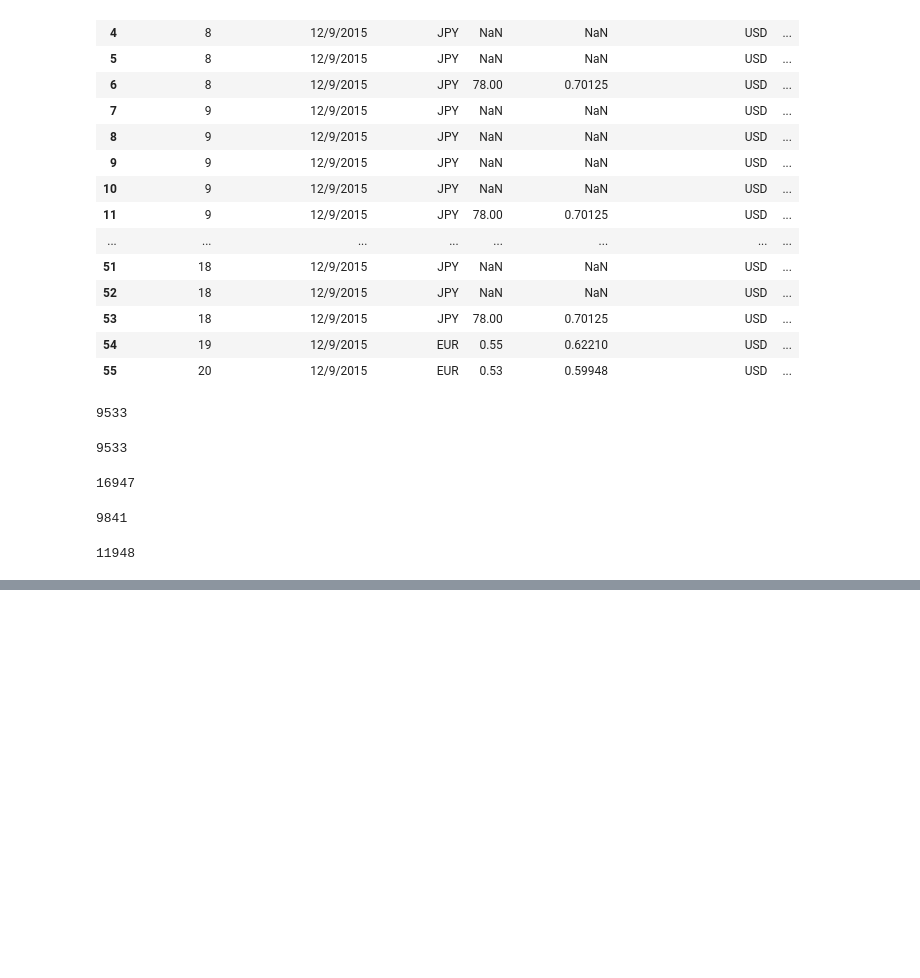
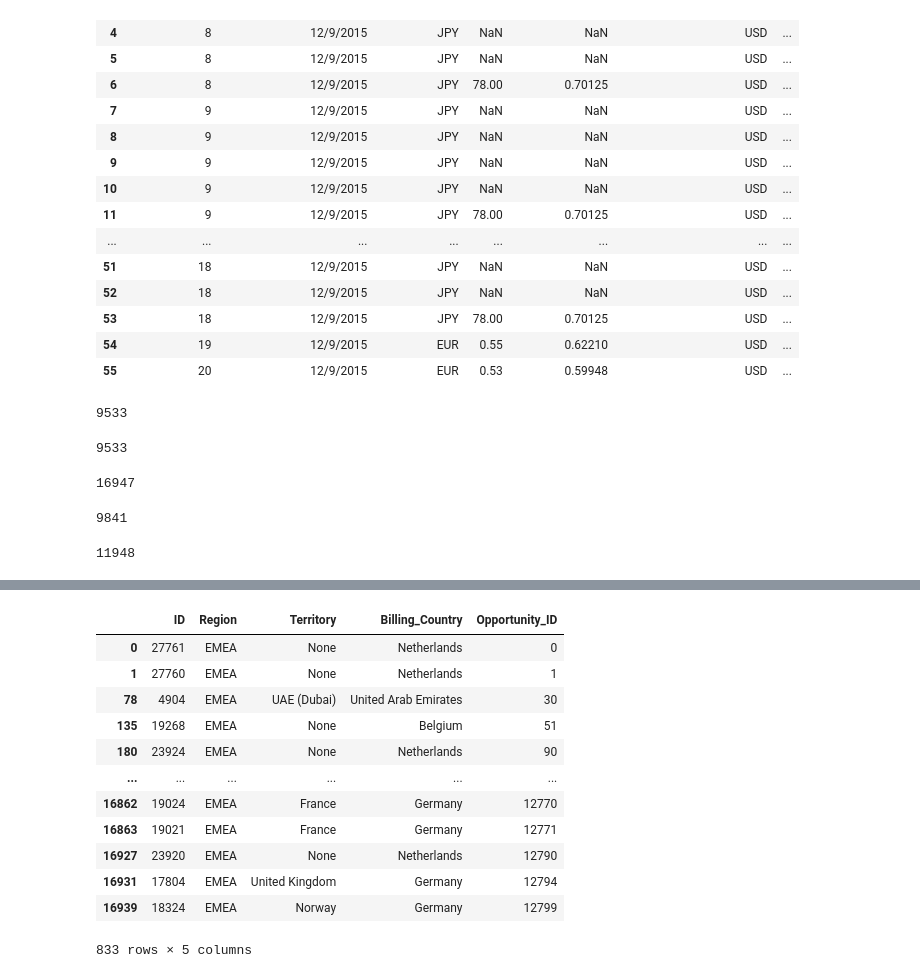
Before and after one commit to RenzoJacinto/TP1-Datos, a Jupyter notebook: cosas.ipynb, the cells around one changed output, grey strips where cells are left out. Saved outputs shown, nothing was run; the diff lists cells and outputs as text; code cells hidden in the pictures; blank space fills up the shorter version.

```diff
--- a/cosas.ipynb
+++ b/cosas.ipynb
@@ -181,0 +198,19 @@ m.save('#292_folium_chloropleth_USA1.html')
+# %%
+difer = df.Territory != df.Billing_Country
+difer.value_counts()
+h = df[difer].loc[:,['ID', 'Region', 'Territory', 'Billing_Country', 'Opportunity_ID']]
+h[h.Region == 'EMEA']
+# %% [output]
+|  | ID | Region | Territory | Billing_Country | Opportunity_ID |
+| 0 | 27761 | EMEA | None | Netherlands | 0 |
+| 1 | 27760 | EMEA | None | Netherlands | 1 |
+| 78 | 4904 | EMEA | UAE (Dubai) | United Arab Emirates | 30 |
+| 135 | 19268 | EMEA | None | Belgium | 51 |
+| 180 | 23924 | EMEA | None | Netherlands | 90 |
+| ... | ... | ... | ... | ... | ... |
+| 16862 | 19024 | EMEA | France | Germany | 12770 |
+| 16863 | 19021 | EMEA | France | Germany | 12771 |
+| 16927 | 23920 | EMEA | None | Netherlands | 12790 |
+| 16931 | 17804 | EMEA | United Kingdom | Germany | 12794 |
+| 16939 | 18324 | EMEA | Norway | Germany | 12799 |
+833 rows × 5 columns
```
Also changed, not shown: parts of 19 cells of this notebook.
